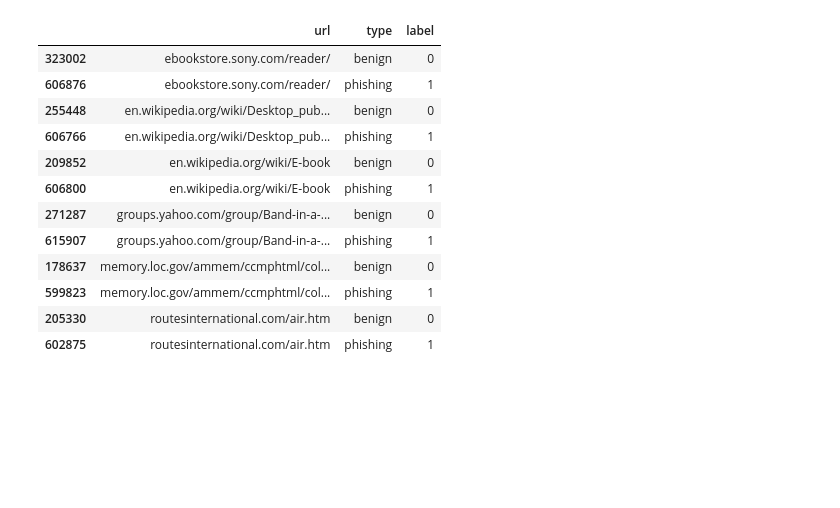
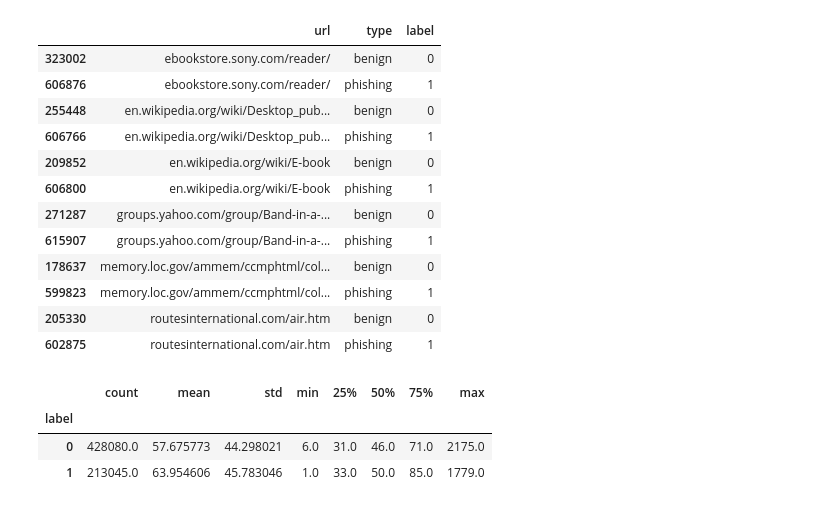
Before and after one commit to DevAnnafi/Malicious_Url_Classifier, a Jupyter notebook: notebooks/01_eda.ipynb, the cells around one changed output. Drawn from its saved outputs; the diff is of its cells as text; code cells hidden in the pictures; blank space fills up the shorter version.

```diff
--- a/notebooks/01_eda.ipynb
+++ b/notebooks/01_eda.ipynb
@@ -279,3 +279,13 @@ df[df["url"].isin(conflicts.index)].sort_values("url")
 | 599823 | memory.loc.gov/ammem/ccmphtml/col... | phishing | 1 |
 | 205330 | routesinternational.com/air.htm | benign | 0 |
 | 602875 | routesinternational.com/air.htm | phishing | 1 |
+# %%
+df["url_length"] = df["url"].str.len()
+# %%
+df["url_length"].describe()
+df.groupby("label")["url_length"].describe()
+# %% [output]
+|  | count | mean | std | min | 25% | 50% | 75% | max |
+| label |  |  |  |  |  |  |  |  |
+| 0 | 428080.0 | 57.675773 | 44.298021 | 6.0 | 31.0 | 46.0 | 71.0 | 2175.0 |
+| 1 | 213045.0 | 63.954606 | 45.783046 | 1.0 | 33.0 | 50.0 | 85.0 | 1779.0 |
```
